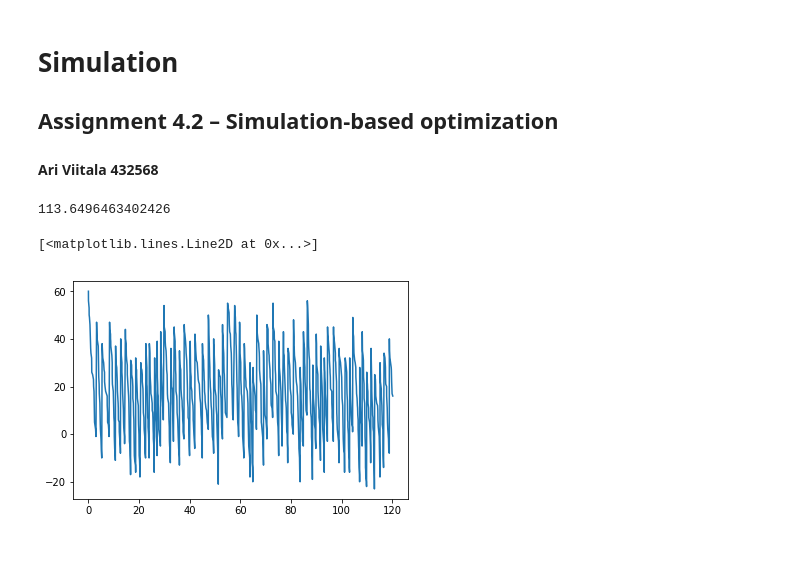
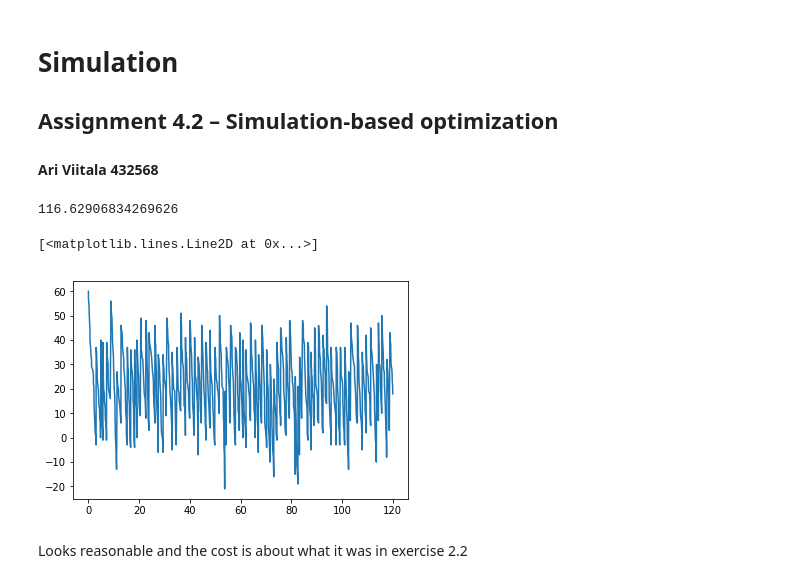
Before and after one commit to Stippos/Simulation, a Jupyter notebook: Viikko4/Inventort.ipynb, the cells around one changed output. Saved outputs shown, nothing was run; the diff lists cells and outputs as text; code cells hidden in the pictures; blank space fills up the shorter version.

Commit message:
4.2 about paketissa

```diff
--- a/Viikko4/Inventort.ipynb
+++ b/Viikko4/Inventort.ipynb
@@ -81,9 +86,12 @@ def inventory(s, d):
     return cost / end, times, inventory
 # %%
-i = inventory(13, 48)
+i = inventory(20, 40)
 print(i[0])
 plt.plot(i[1], i[2])
+plt.show()
 # %% [output]
-113.6496463402426
+116.62906834269626
 [<matplotlib.lines.Line2D at 0x...>]
-[figure, old version]
+[figure, new version]
+# %% [markdown]
+Looks reasonable and the cost is about what it was in exercise 2.2
```
Also changed, not shown: parts of 9 cells of this notebook.
